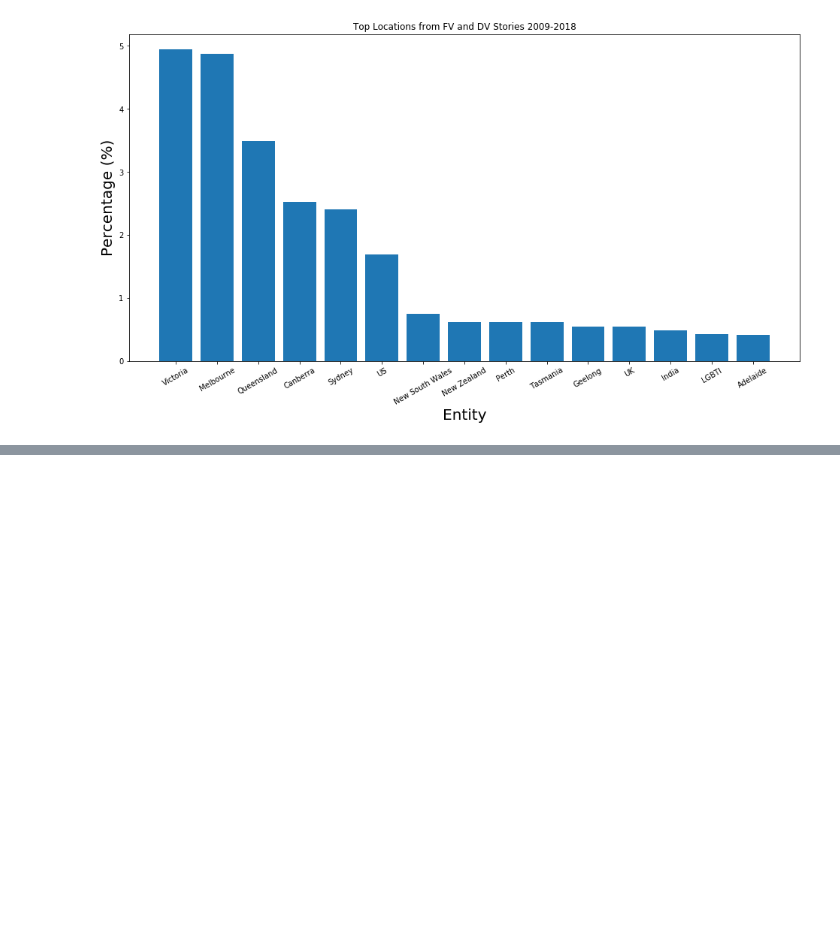
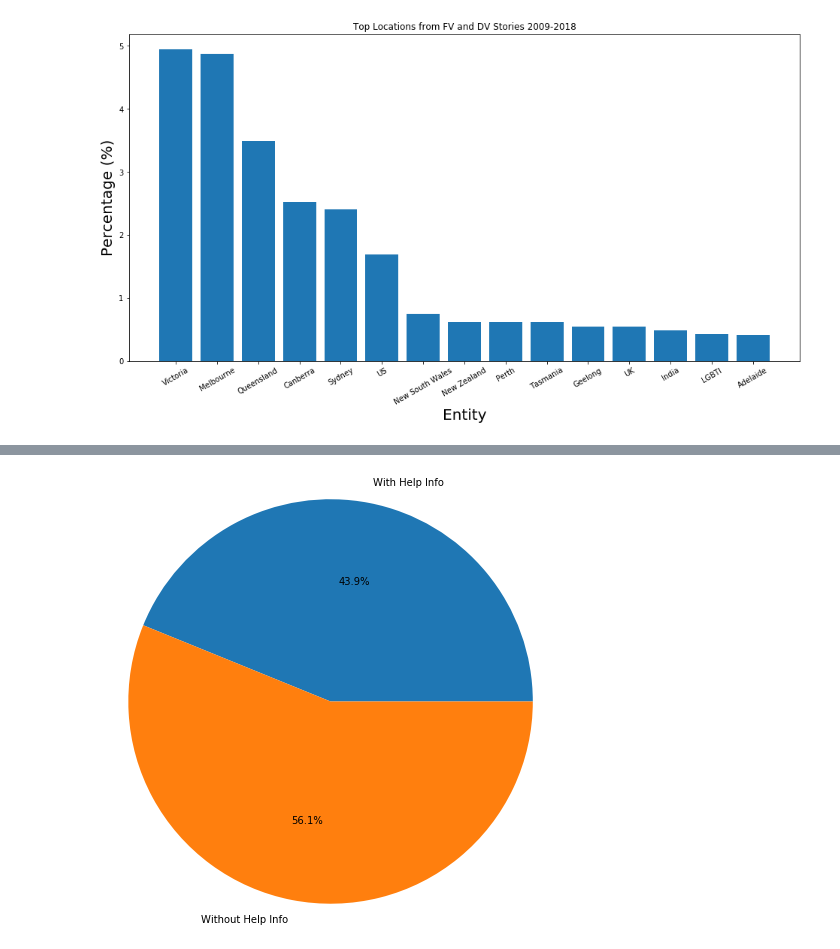
Before and after one commit to soda-lab/media-cloud, a Jupyter notebook: Plots.ipynb, the cells around one changed output, grey strips where cells are left out. Cells and saved outputs as stored; diff of their text form; code cells hidden in the pictures; blank space fills up the shorter version.

```diff
--- a/Plots.ipynb
+++ b/Plots.ipynb
@@ -470,0 +520,32 @@ plt.show()
+# %%
+num_help_info = 0
+help_line_freqs = {}
+counter = 0
+
+for col_name in col_names:
+    col = db[col_name]
+
+    for story in col.find({}, no_cursor_timeout=True):
+        text = story['text'].replace(' ', '').replace('-', '').lower().strip()
+
+        for name, number in help_lines.items():
+            name_lower = name.replace(' ', '').replace('-', '').lower()
+            if name_lower in text or number in text:
+                num_help_info += 1
+                help_line_freqs[name] = help_line_freqs.get(name, 0) + 1
+
+        counter += 1
+        if counter % 100 == 0:
+            print(counter)
+# %%
+sizes = [num_help_info, total-num_help_info]
+labels = ['With Help Info', 'Without Help Info']
+
+plt.figure(figsize=(8,8))
+explode = (0,0)
+plt.pie(sizes, autopct='%1.1f%%', labels=labels, explode=explode)
+
+plt.axis('equal')
+plt.show()
+# %% [output]
+[figure, added]
```
Also changed, not shown: parts of 10 cells of this notebook, 2 other files.
